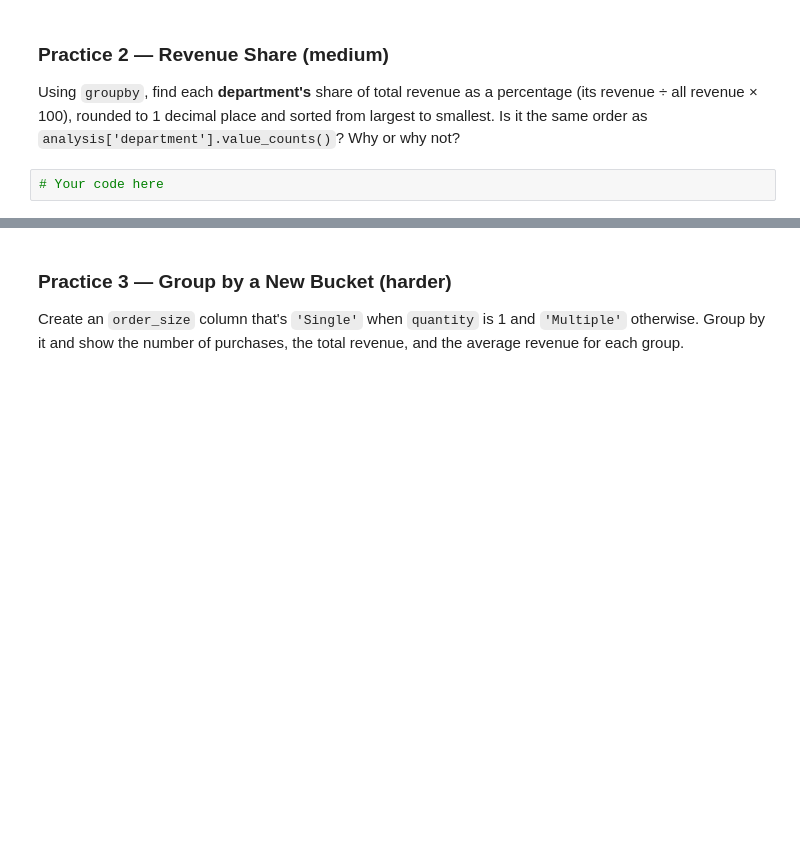
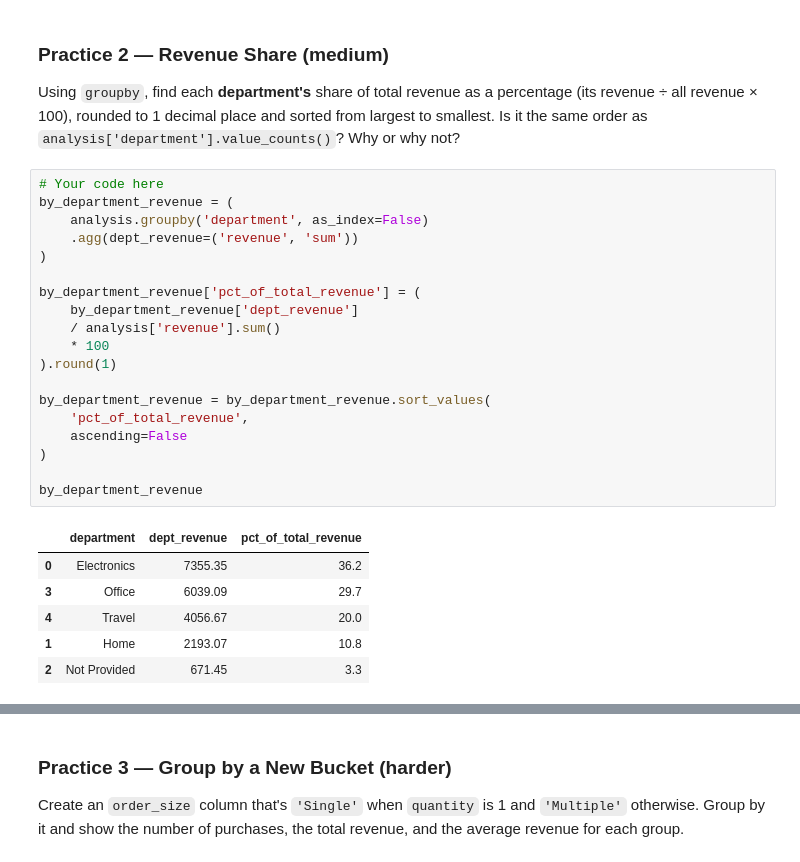
Before and after one commit to nazmunmansur/3603-data-science-mansur, a Jupyter notebook: Work/02-Assignments/06-Working_with_Data_Adv/08-Pandas_Wrangle_Lab.ipynb, the cells around one changed output, grey strips where cells are left out. Drawn from its saved outputs; the diff is of its cells as text; blank space fills up the shorter version.

```diff
--- a/Work/02-Assignments/06-Working_with_Data_Adv/08-Pandas_Wrangle_Lab.ipynb
+++ b/Work/02-Assignments/06-Working_with_Data_Adv/08-Pandas_Wrangle_Lab.ipynb
@@ -320,3 +652,27 @@ Confirm that `analysis` has **zero** missing values in `purchase_date`, `unit_pr
 Using `groupby`, find each **department's** share of total revenue as a percentage (its revenue ÷ all revenue × 100), rounded to 1 decimal place and sorted from largest to smallest. Is it the same order as `analysis['department'].value_counts()`? Why or why not?
 # %%
 # Your code here
+by_department_revenue = (
+    analysis.groupby('department', as_index=False)
+    .agg(dept_revenue=('revenue', 'sum'))
+)
+
+by_department_revenue['pct_of_total_revenue'] = (
+    by_department_revenue['dept_revenue']
+    / analysis['revenue'].sum()
+    * 100
+).round(1)
+
+by_department_revenue = by_department_revenue.sort_values(
+    'pct_of_total_revenue',
+    ascending=False
+)
+
+by_department_revenue
+# %% [output]
+|  | department | dept_revenue | pct_of_total_revenue |
+| 0 | Electronics | 7355.35 | 36.2 |
+| 3 | Office | 6039.09 | 29.7 |
+| 4 | Travel | 4056.67 | 20.0 |
+| 1 | Home | 2193.07 | 10.8 |
+| 2 | Not Provided | 671.45 | 3.3 |
```
Also changed, not shown: parts of 58 cells of this notebook, 36 other files.
